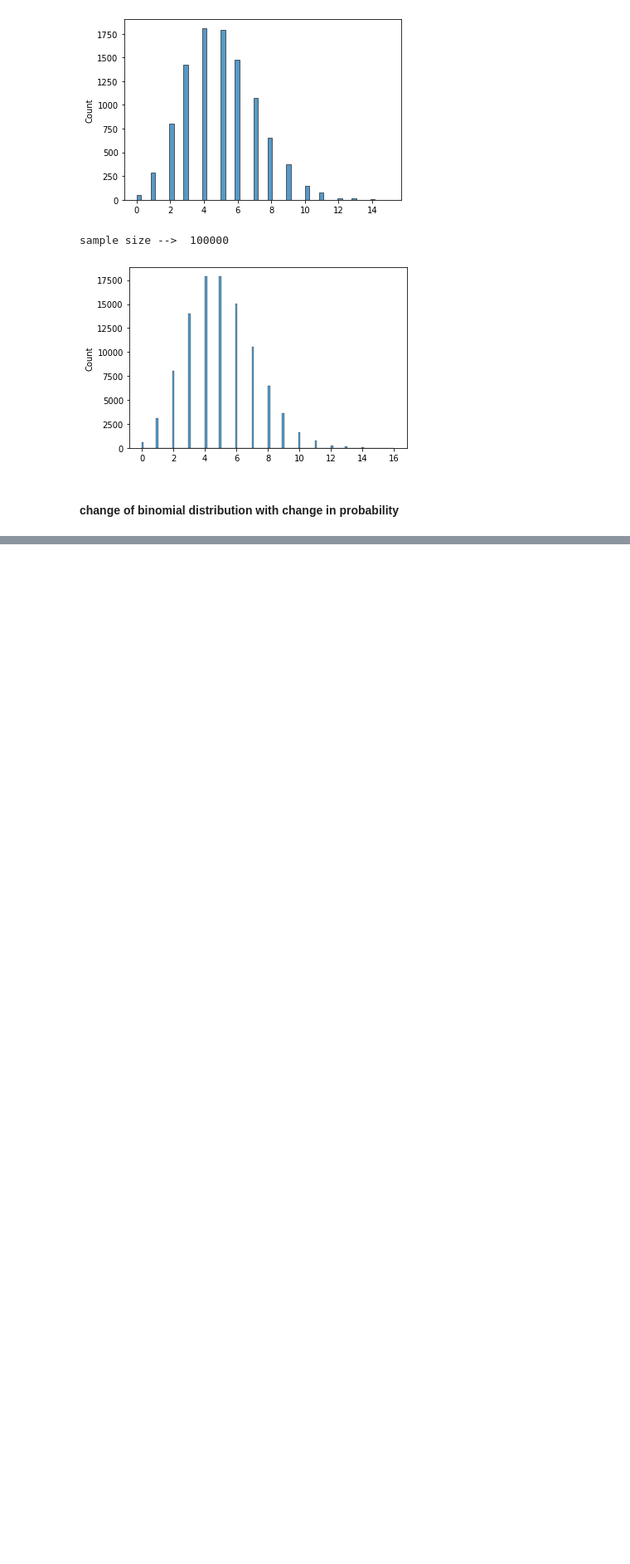
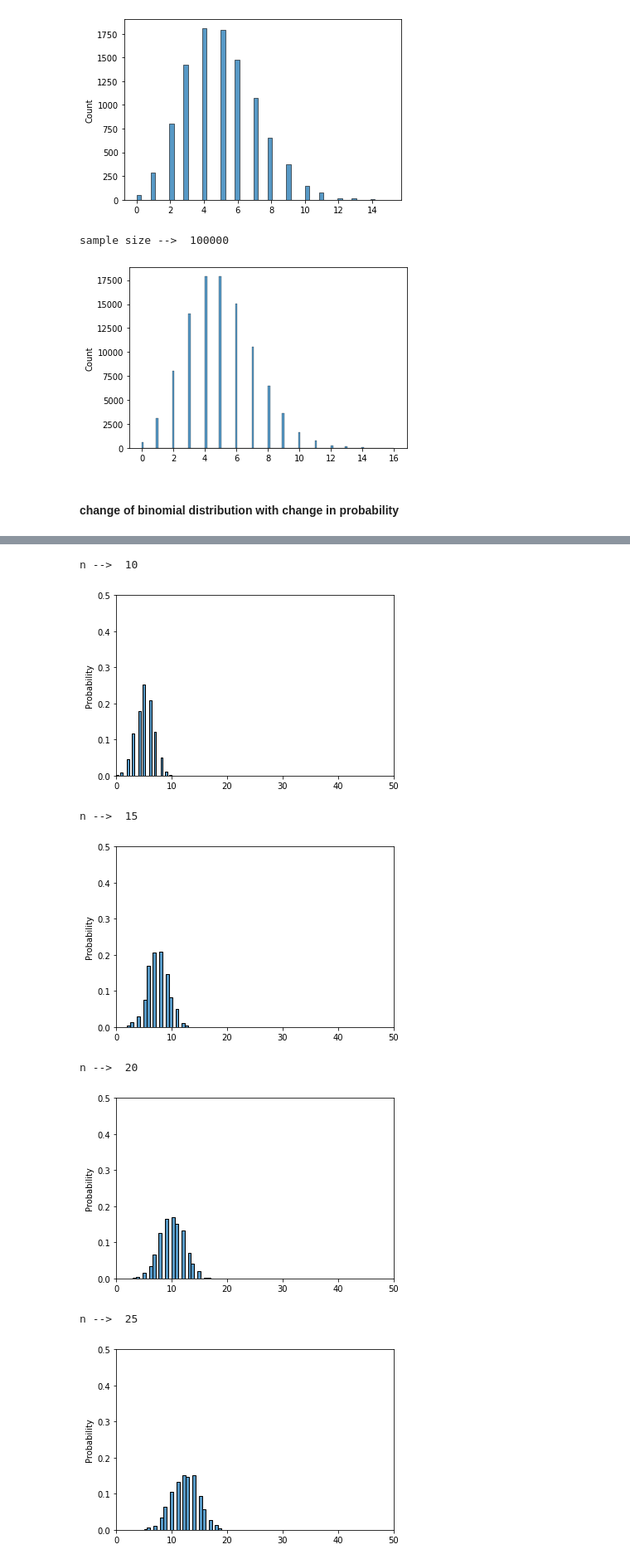
Before and after one commit to soumyadipghorai/Data-Analytics-with-Python, a Jupyter notebook: distributions/binomial.ipynb, the cells around one changed output, grey strips where cells are left out. Shown at 83% size. Cells and saved outputs as stored; diff of their text form; code cells hidden in the pictures; blank space fills up the shorter version.

```diff
--- a/distributions/binomial.ipynb
+++ b/distributions/binomial.ipynb
@@ -100 +102,19 @@ prob -->  0.51
 ... (10 outputs left out)
+# %%
+for i in range(11) :
+    if i < 10 :
+        sample = np.random.binomial(n = 10+(5*i), p = 0.5, size = 1000)
+    sns.histplot(sample, stat= 'probability');
+    print('n --> ', 10+(5*i))
+    plt.xlim(0 , 50)
+    plt.ylim(0 , 0.5)
+    plt.show();
+# %% [output]
+n -->  10
+[figure, added]
+n -->  15
+[figure, added]
+n -->  20
+[figure, added]
+n -->  25
+[figure, added]
```
Also changed, not shown: parts of 2 cells of this notebook, 2 other files.
